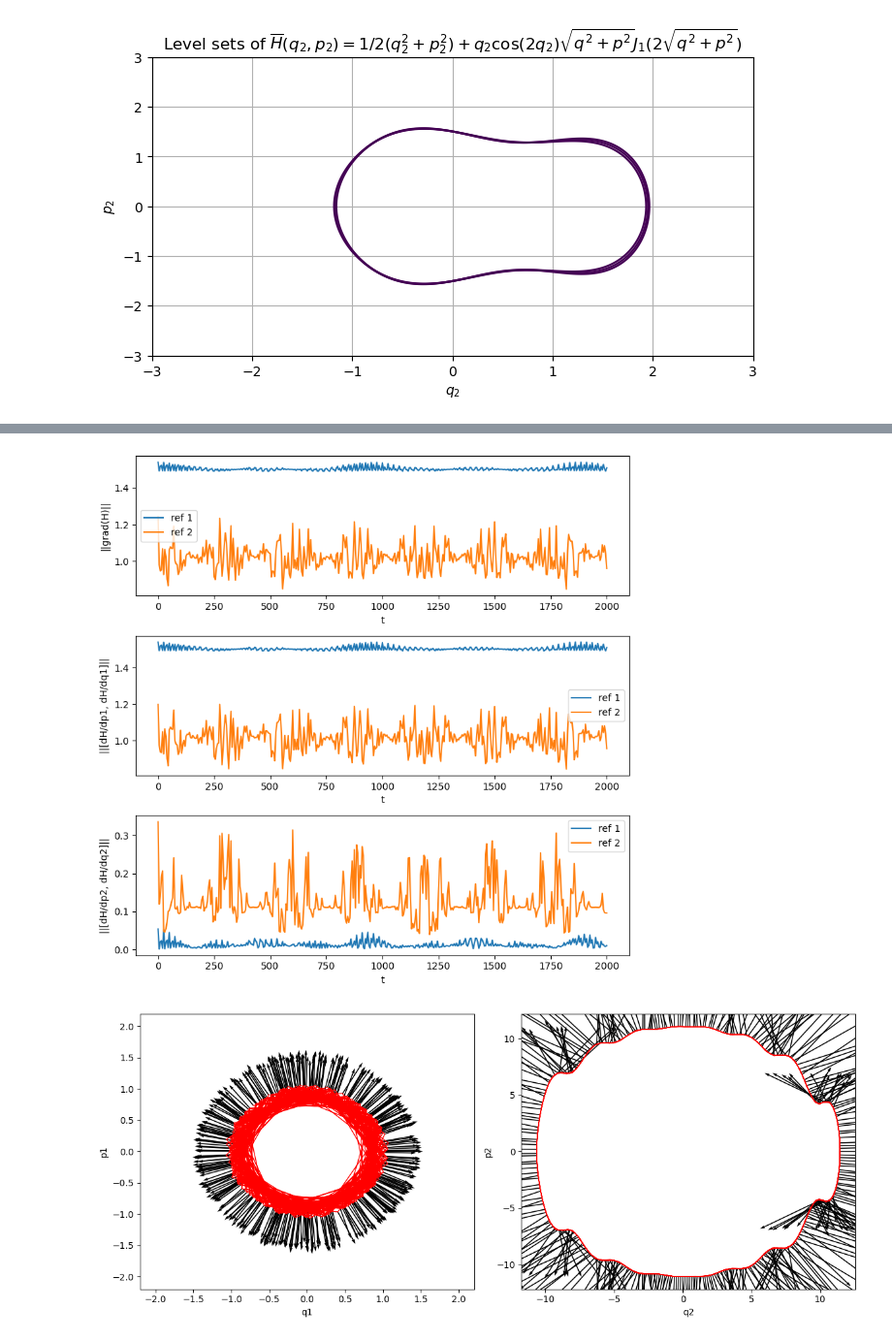
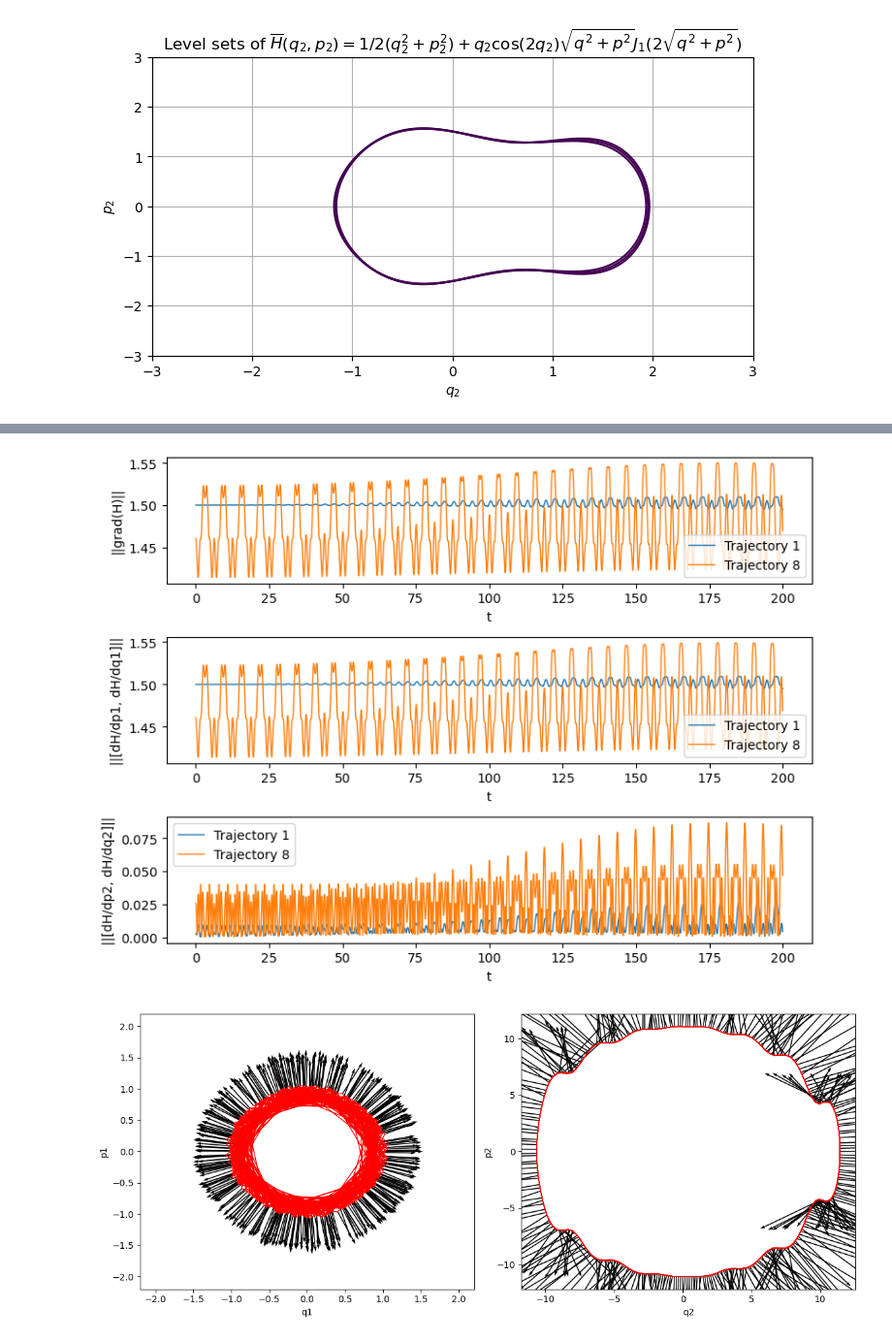
Before and after one commit to fr0420/learnsolnmap, a Jupyter notebook: notebooks/nco_ref.ipynb, the cells around one changed output, grey strips where cells are left out. Shown at 97% size. Saved outputs shown, nothing was run; the diff lists cells and outputs as text; code cells hidden in the pictures.

```diff
--- a/notebooks/nco_ref.ipynb
+++ b/notebooks/nco_ref.ipynb
@@ -400,0 +397,9 @@ array([[ 0.00000000e+00,  0.00000000e+00],
+# %%
+traj_indices = [1, 8]
+traj_labels = [f"Trajectory {idx}" for idx in traj_indices]
+
+trajs = [Trajectory.load_from_file(REF_TRAJ_FILEPATHS[idx], REF_TRAJ_DT) for idx in traj_indices]
+trajs = [traj.select_between(0, 200) for traj in trajs]
+print(trajs)
+
+nco = NCO()
@@ -401,39 +440,35 @@ array([[ 0.00000000e+00,  0.00000000e+00],
 # %%
-indices_ref = np.arange(len(u_ref1))[::100]
-colors = ["tab:blue", "tab:orange", "tab:green", "tab:red"]
+# Plot grad H
 
-plt.figure(figsize=(8, 8))
+plt.figure(figsize=(8, 6))
 plt.subplot(3, 1, 1)
-plt.plot(t_ref1[indices_ref], np.linalg.norm(grad_H1[indices_ref], axis=-1),
-         "-", c=colors[0], label="ref 1")
-plt.plot(t_ref2[indices_ref], np.linalg.norm(grad_H2[indices_ref], axis=-1),
-         "-", c=colors[1], label="ref 2")
+for traj, label in zip(trajs, traj_labels):
+    grad_H = nco.compute_grad_H(traj.uu)
+    plt.plot(traj.tt, np.linalg.norm(grad_H, axis=-1), "-", lw=1, label=label)
 plt.xlabel("t")
 plt.ylabel("||grad(H)||")
 plt.legend()
 
 plt.subplot(3, 1, 2)
-plt.plot(t_ref1[indices_ref], np.linalg.norm(grad_H1[indices_ref][:, (0, 2)], axis=-1),
-         "-", c=colors[0], label="ref 1")
-plt.plot(t_ref2[indices_ref], np.linalg.norm(grad_H2[indices_ref][:, (0, 2)], axis=-1),
-         "-", c=colors[1], label="ref 2")
+for traj, label in zip(trajs, traj_labels):
+    grad_H = nco.compute_grad_H(traj.uu)
+    plt.plot(traj.tt, np.linalg.norm(grad_H[:, (0, 2)], axis=-1), "-", lw=1, label=label)
 plt.xlabel("t")
 plt.ylabel("||[dH/dp1, dH/dq1]||")
 plt.legend()
 
 plt.subplot(3, 1, 3)
-plt.plot(t_ref1[indices_ref], np.linalg.norm(grad_H1[indices_ref][:, (1, 3)], axis=-1),
-         "-", c=colors[0], label="ref 1")
-plt.plot(t_ref2[indices_ref], np.linalg.norm(grad_H2[indices_ref][:, (1, 3)], axis=-1),
-         "-", c=colors[1], label="ref 2")
+for traj, label in zip(trajs, traj_labels):
+    grad_H = nco.compute_grad_H(traj.uu)
+    plt.plot(traj.tt, np.linalg.norm(grad_H[:, (1, 3)], axis=-1), "-", lw=1, label=label)
 plt.xlabel("t")
 plt.ylabel("||[dH/dp2, dH/dq2]||")
 
 plt.legend()
 plt.tight_layout()
 plt.show()
 # %% [output]
-[figure, old version]
+[figure, new version]
 # %%
 epsilon = 0.01
 u_ref = u_ref2
```
Also changed, not shown: parts of 33 cells of this notebook, 2 other files.
